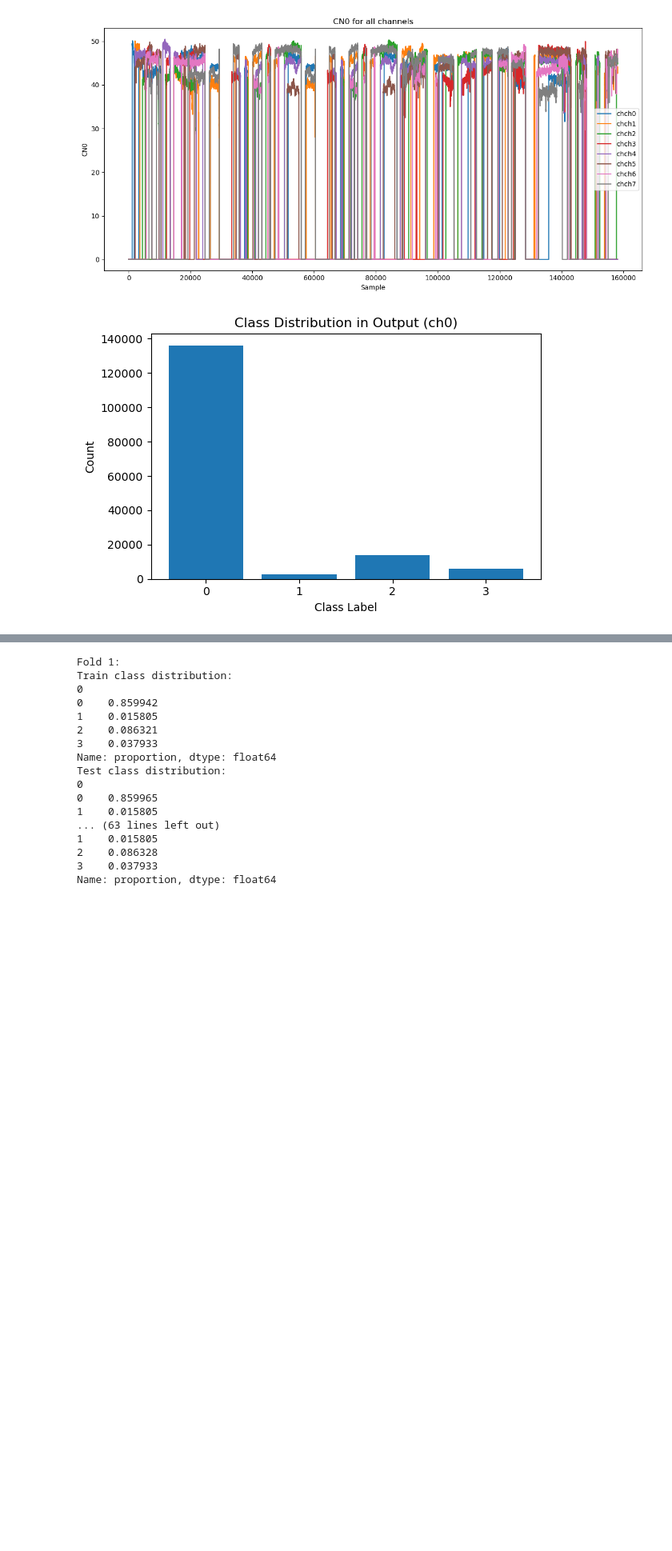
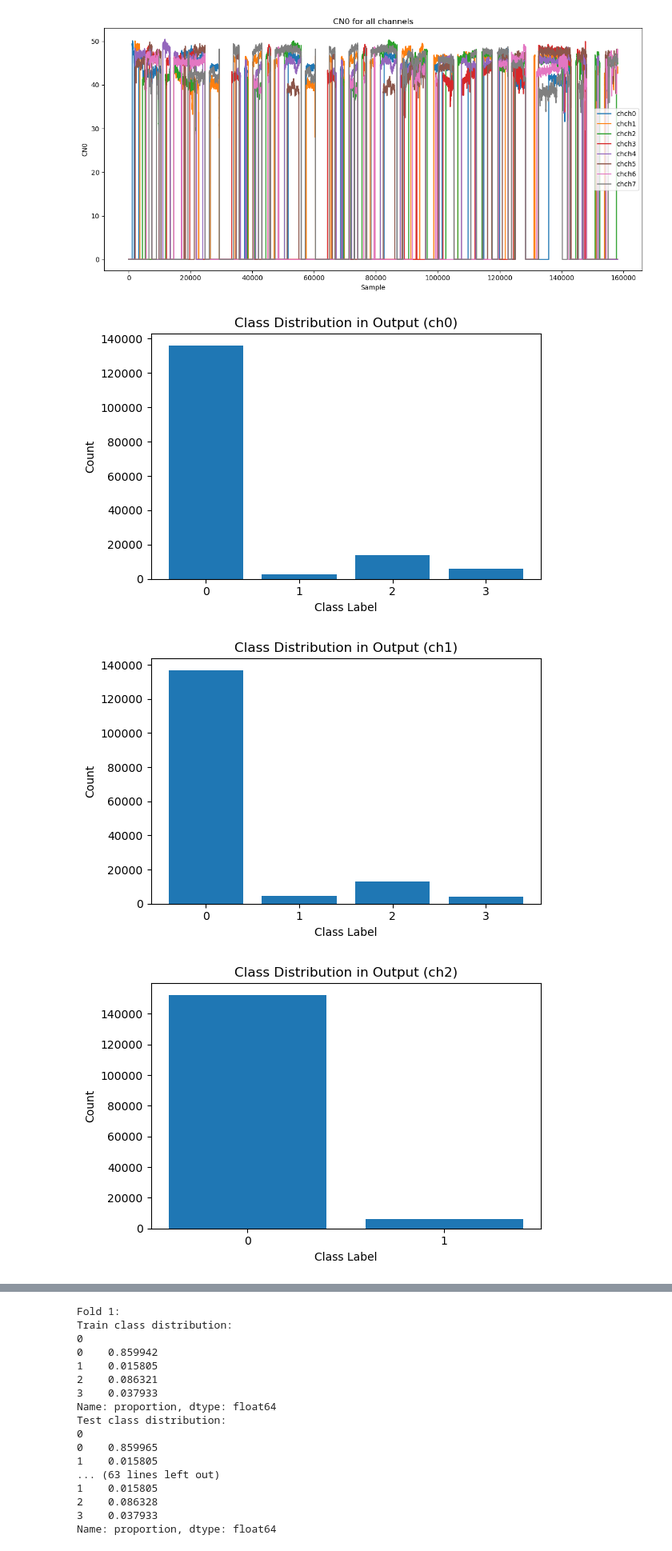
Before and after one commit to Colorado-Mesa-University-Cybersecurity/Image-Based-Intrusion-Detection-System-for-GPS-Spoofing-in-Unmanned-Aerial-Vehicles, a Jupyter notebook: Visualization/Visualize.ipynb, the cells around one changed output, grey strips where cells are left out. Shown at 80% size. Cells and saved outputs as stored; diff of their text form; code cells hidden in the pictures; blank space fills up the shorter version.

Commit message:
graph all class distrubtions for output and class labels

```diff
--- a/Visualization/Visualize.ipynb
+++ b/Visualization/Visualize.ipynb
@@ -48,28 +48,34 @@ for features in features:
 [figure]
 [figure]
 # %%
-output_series = df[('Output', 'ch0')]
+output_channels = [col[1] for col in df.columns if col[0] == "Output"]
 
-output_series = output_series.astype(str).str.strip()
-output_series = output_series.str.extract(r'(\d+)')[0]
-output_series = pd.to_numeric(output_series, errors='coerce')
+for ch in output_channels:
+    output_series = df[('Output', ch)]
 
-vc = output_series.value_counts().sort_index()
-vc.index = vc.index.astype(int)
+    # Clean and extract class labels
+    output_series = output_series.astype(str).str.strip()
+    output_series = output_series.str.extract(r'(\d+)')[0]
+    output_series = pd.to_numeric(output_series, errors='coerce')
 
-plt.figure(figsize=(6, 4))
-plt.bar(vc.index, vc.values)
-plt.xlabel("Class Label")
-plt.ylabel("Count")
-plt.title("Class Distribution in Output (ch0)")
-plt.xticks(vc.index)
-plt.tight_layout()
-plt.show()
+    vc = output_series.value_counts().sort_index()
+    vc.index = vc.index.astype(int)
 
-# 0 = authentic GPS signal,
-# 1 = simple spoofing attack,
-# 2 = intermediate spoofing attack,
-# 3 = advanced spoofing attack.
-# The class distribution is highly imbalanced, with class 0 (authentic) dominating the dataset
+    plt.figure(figsize=(6, 4))
+    plt.bar(vc.index, vc.values)
+    plt.xlabel("Class Label")
+    plt.ylabel("Count")
+    plt.title(f"Class Distribution in Output ({ch})")
+    plt.xticks(vc.index)
+    plt.tight_layout()
+    plt.show()
+
+# Class meanings:
+# 0 = authentic GPS signal
+# 1 = simple spoofing attack
+# 2 = intermediate spoofing attack
+# 3 = advanced spoofing attack
 # %% [output]
 [figure]
+[figure, added]
+[figure, added]
```
Also changed, not shown: parts of 2 cells of this notebook.
